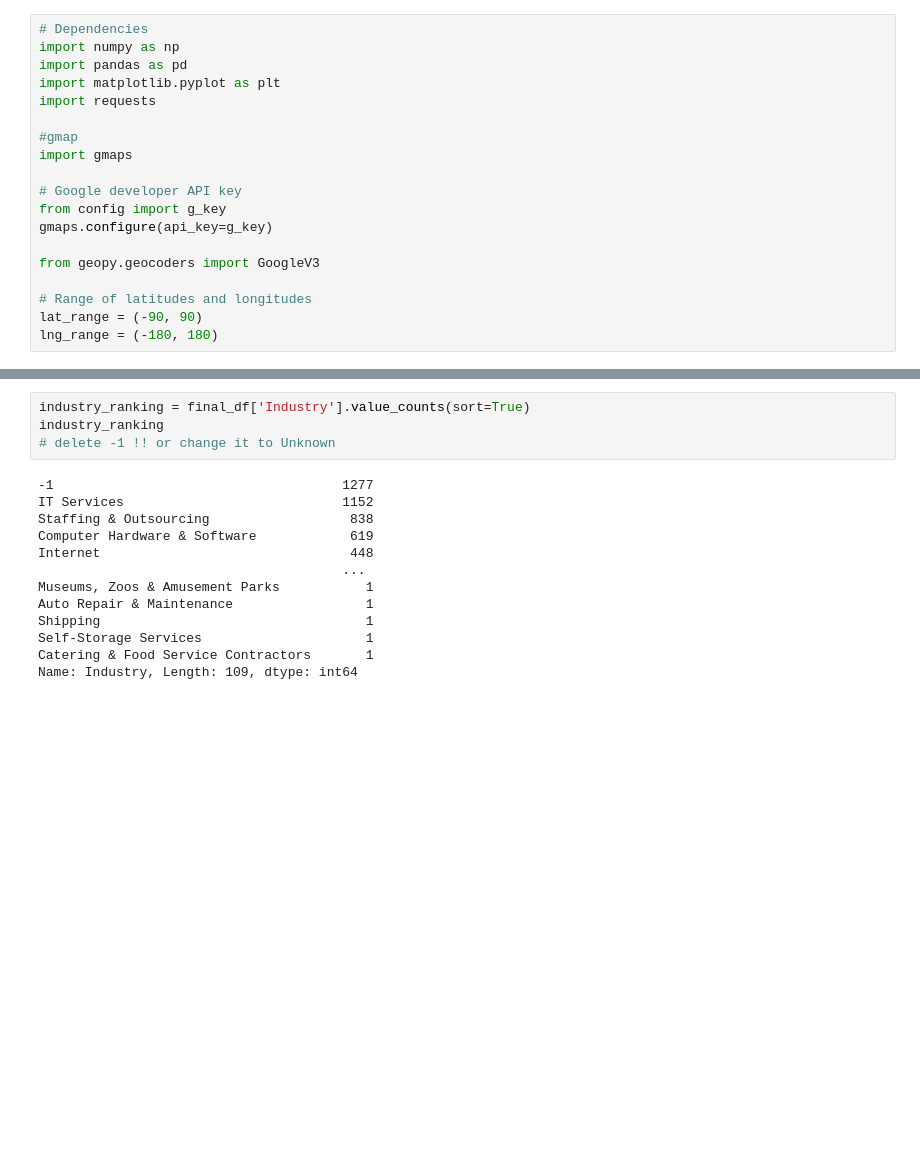
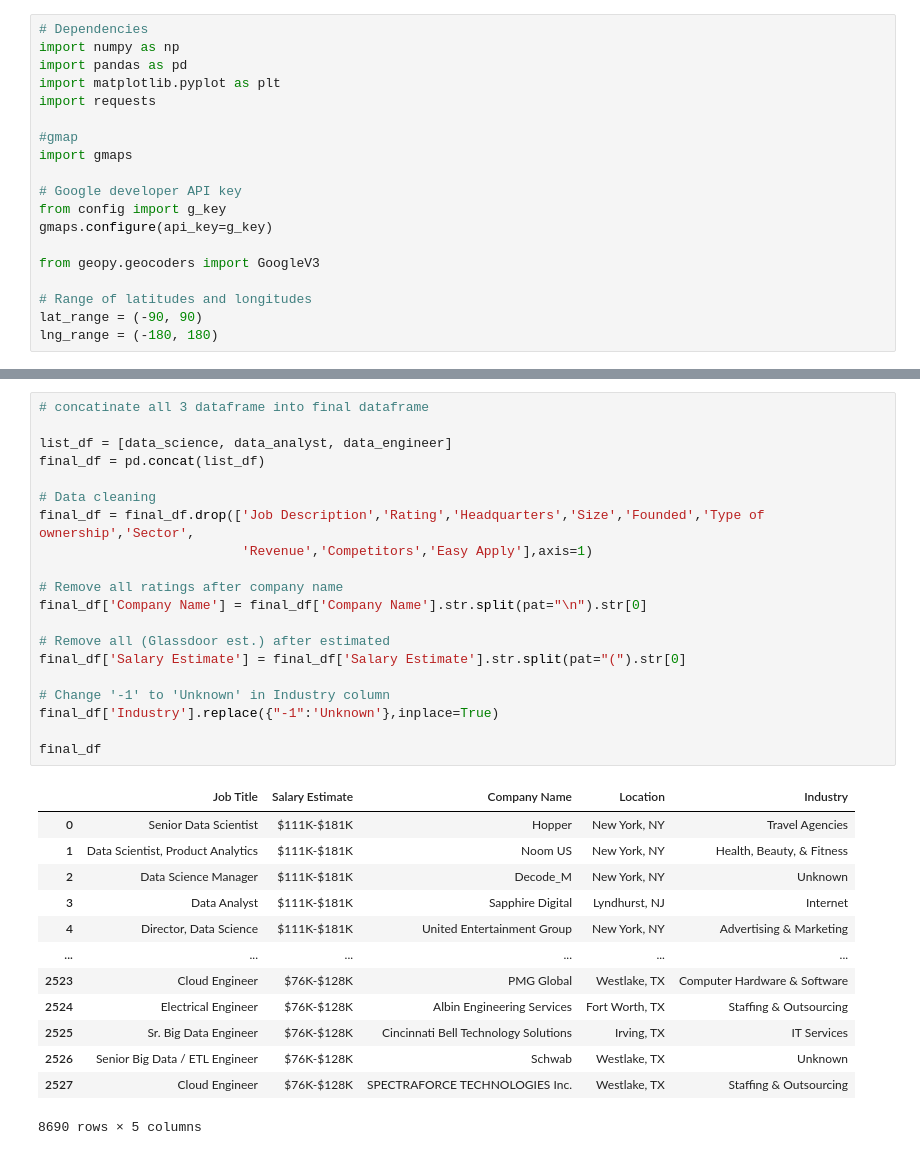
Before and after one commit to chaenii989/Data-Related-Job-Market, a Jupyter notebook: Project1_group3.ipynb, the cells around one changed output, grey strips where cells are left out. Cells and saved outputs as stored; diff of their text form; blank space fills up the shorter version.

```diff
--- a/Project1_group3.ipynb
+++ b/Project1_group3.ipynb
@@ -75,18 +29,35 @@ final_df
-# %%
-industry_ranking = final_df['Industry'].value_counts(sort=True)
-industry_ranking
-# delete -1 !! or change it to Unknown
-# %% [output]
--1                                     1277
-IT Services                            1152
-Staffing & Outsourcing                  838
-Computer Hardware & Software            619
-Internet                                448
-                                       ...
-Museums, Zoos & Amusement Parks           1
-Auto Repair & Maintenance                 1
-Shipping                                  1
-Self-Storage Services                     1
-Catering & Food Service Contractors       1
-Name: Industry, Length: 109, dtype: int64
+# %%
+# concatinate all 3 dataframe into final dataframe
+
+list_df = [data_science, data_analyst, data_engineer]
+final_df = pd.concat(list_df)
+
+# Data cleaning
+final_df = final_df.drop(['Job Description','Rating','Headquarters','Size','Founded','Type of ownership','Sector',
+                          'Revenue','Competitors','Easy Apply'],axis=1)
+
+# Remove all ratings after company name
+final_df['Company Name'] = final_df['Company Name'].str.split(pat="\n").str[0]
+
+# Remove all (Glassdoor est.) after estimated
+final_df['Salary Estimate'] = final_df['Salary Estimate'].str.split(pat="(").str[0]
+
+# Change '-1' to 'Unknown' in Industry column
+final_df['Industry'].replace({"-1":'Unknown'},inplace=True)
+
+final_df
+# %% [output]
+|  | Job Title | Salary Estimate | Company Name | Location | Industry |
+| 0 | Senior Data Scientist | $111K-$181K | Hopper | New York, NY | Travel Agencies |
+| 1 | Data Scientist, Product Analytics | $111K-$181K | Noom US | New York, NY | Health, Beauty, & Fitness |
+| 2 | Data Science Manager | $111K-$181K | Decode_M | New York, NY | Unknown |
+| 3 | Data Analyst | $111K-$181K | Sapphire Digital | Lyndhurst, NJ | Internet |
+| 4 | Director, Data Science | $111K-$181K | United Entertainment Group | New York, NY | Advertising & Marketing |
+| ... | ... | ... | ... | ... | ... |
+| 2523 | Cloud Engineer | $76K-$128K | PMG Global | Westlake, TX | Computer Hardware & Software |
+| 2524 | Electrical Engineer | $76K-$128K | Albin Engineering Services | Fort Worth, TX | Staffing & Outsourcing |
+| 2525 | Sr. Big Data Engineer | $76K-$128K | Cincinnati Bell Technology Solutions | Irving, TX | IT Services |
+| 2526 | Senior Big Data / ETL Engineer | $76K-$128K | Schwab | Westlake, TX | Unknown |
+| 2527 | Cloud Engineer | $76K-$128K | SPECTRAFORCE TECHNOLOGIES Inc. | Westlake, TX | Staffing & Outsourcing |
+8690 rows × 5 columns
 # %%
```
Also changed, not shown: parts of 15 cells of this notebook, 5 other files.
